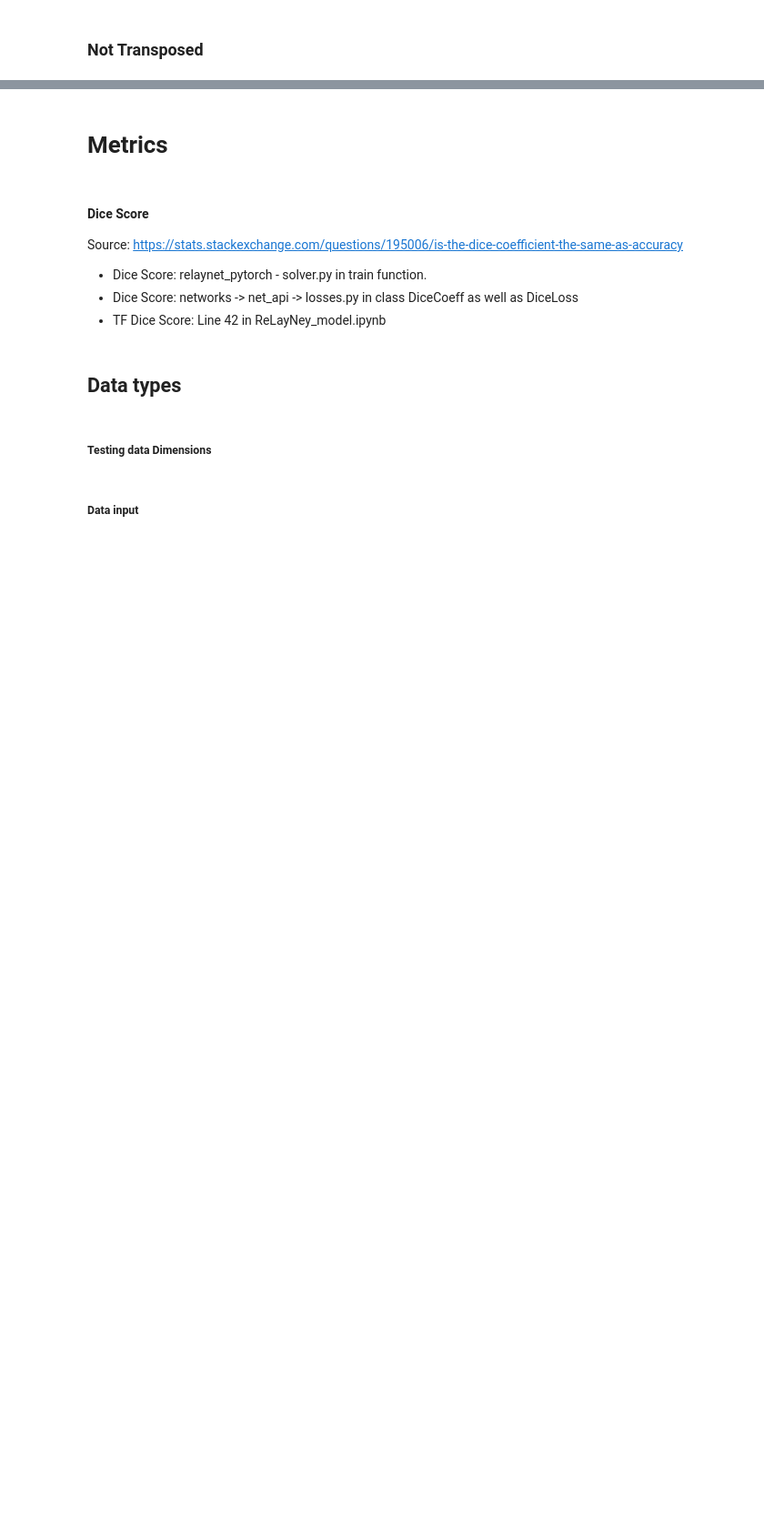
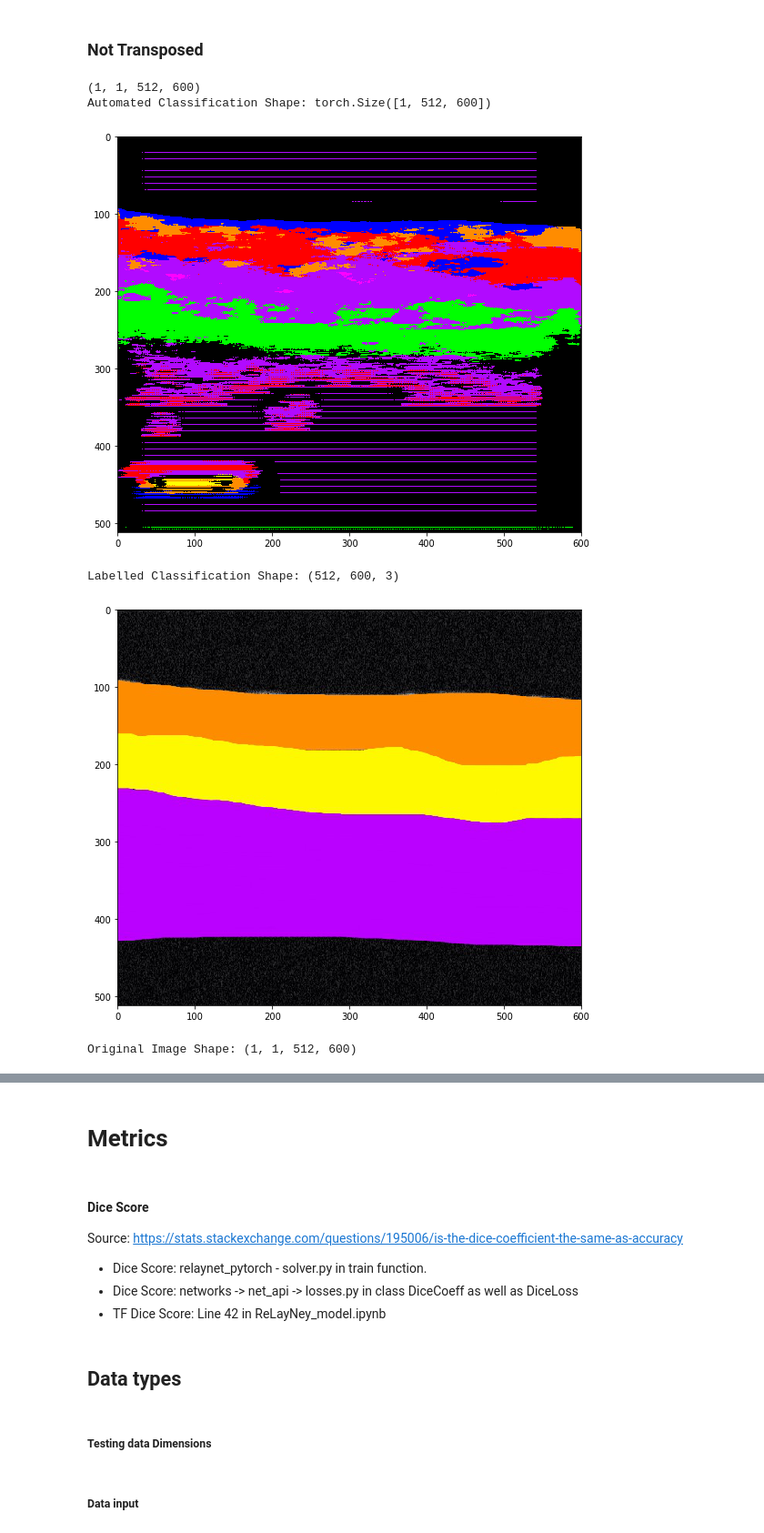
Before and after one commit to simasima121/relaynet_pytorch, a Jupyter notebook: Sim_Run_Relaynet.ipynb, the cells around one changed output, grey strips where cells are left out. Shown at 91% size. Drawn from its saved outputs; the diff is of its cells as text; code cells hidden in the pictures; blank space fills up the shorter version.

Commit message:
Torch Model

```diff
--- a/Sim_Run_Relaynet.ipynb
+++ b/Sim_Run_Relaynet.ipynb
@@ -183,11 +200,11 @@ def show_data(data, transpose=False, show_legend=True, show_test=True, show_main
             show_image(idx_trans)
 
         if show_ground:
-            labelled_data = label_data
+            labelled_data = gnd_truth
             print("Labelled Classification Shape:",labelled_data.shape)
             if transpose:
                 # Ground Image
-                labelled_data = np.transpose(label_data, (1,0,2)) # transpose as changes direction of image
+                labelled_data = np.transpose(gnd_truth, (1,0,2)) # transpose as changes direction of image
             show_main_image(labelled_data)
 
         # Main Image
@@ -244,6 +263,7 @@ elif used_image == 4:
     gnd_truth_image = '/datasets/OCTData/Atrium/H1_N01848_LA_1_272/label_H1_N01848_LA_1_272.JPG'
 elif used_image == 5:
     image_file = '/datasets/con_H1_N01848_LA_1_272_denoised.png'
+    gnd_truth_image = '/datasets/OCTData/Atrium/H1_N01848_LA_1_272/label_H1_N01848_LA_1_272.JPG'
 elif used_image == 'test_image':
     image_file = '/datasets/test_image.png'
 
@@ -254,19 +274,17 @@ test_data = image
 
 if used_image == 'test_image':
     test_data = test_data[:400,:400, 0]
-    # test_data = test_data[:,:,0]
 
 print(test_data.shape)
 plt.imshow(test_data,cmap = "gray")
 plt.show()
 
-if used_image == 3 or used_image == 4:
+if used_image == 3 or used_image == 4 or used_image == 5:
     # Seeing whether labelled_image exists
     label_image_path = cwd + gnd_truth_image
-    label_image = plt.imread(label_image_path)
-    label_data = label_image
-    print(label_data.shape)
-    plt.imshow(label_data, cmap="gray")
+    gnd_truth = plt.imread(label_image_path)
+    print(gnd_truth.shape)
+    plt.imshow(gnd_truth)
     plt.show()
 # %% [output]
 (512, 600)
@@ -385,4 +402,11 @@ show_data(test_data, show_legend=False, transpose=True)
 # %% [markdown]
 ### Not Transposed
 # %%
-show_data(test_data, transpose=False)
+show_data(test_data, show_legend = False, transpose=False)
+# %% [output]
+(1, 1, 512, 600)
+Automated Classification Shape: torch.Size([1, 512, 600])
+[figure, added]
+Labelled Classification Shape: (512, 600, 3)
+[figure, added]
+Original Image Shape: (1, 1, 512, 600)
```
Also changed, not shown: parts of 9 cells of this notebook, 14 other files.
